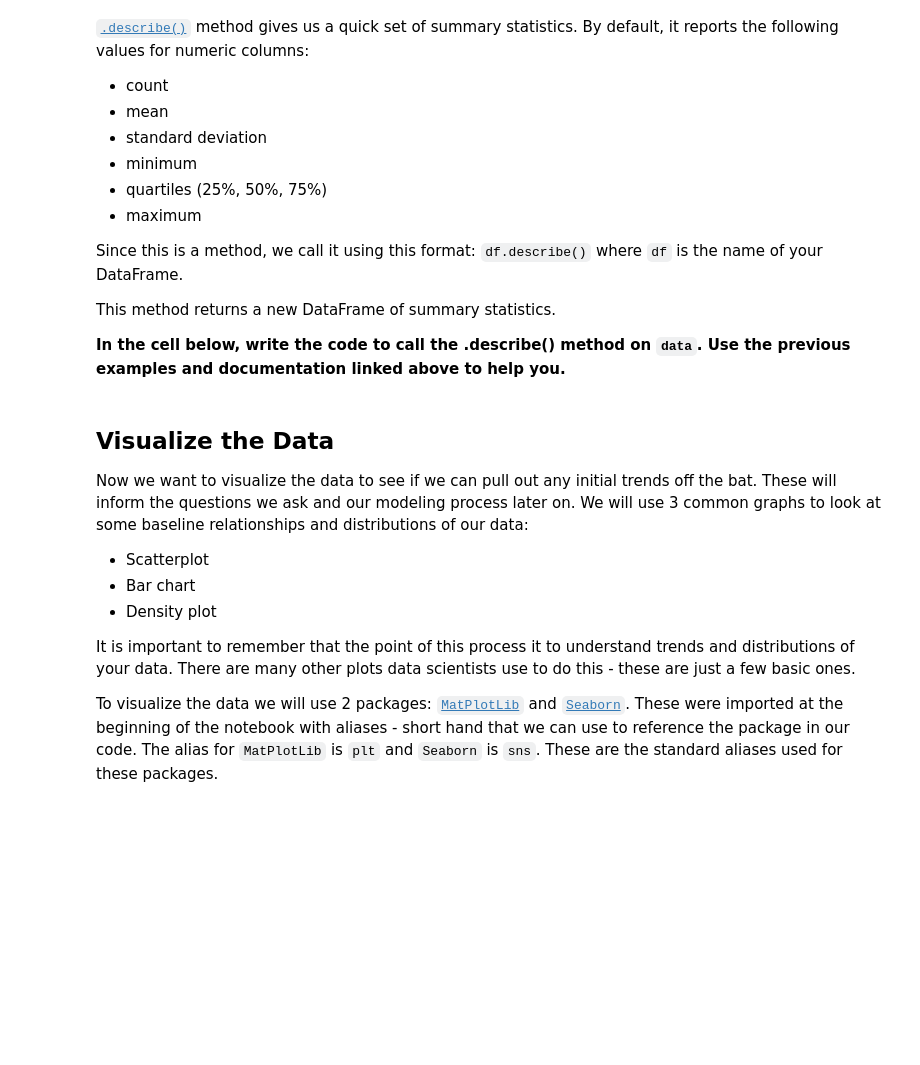
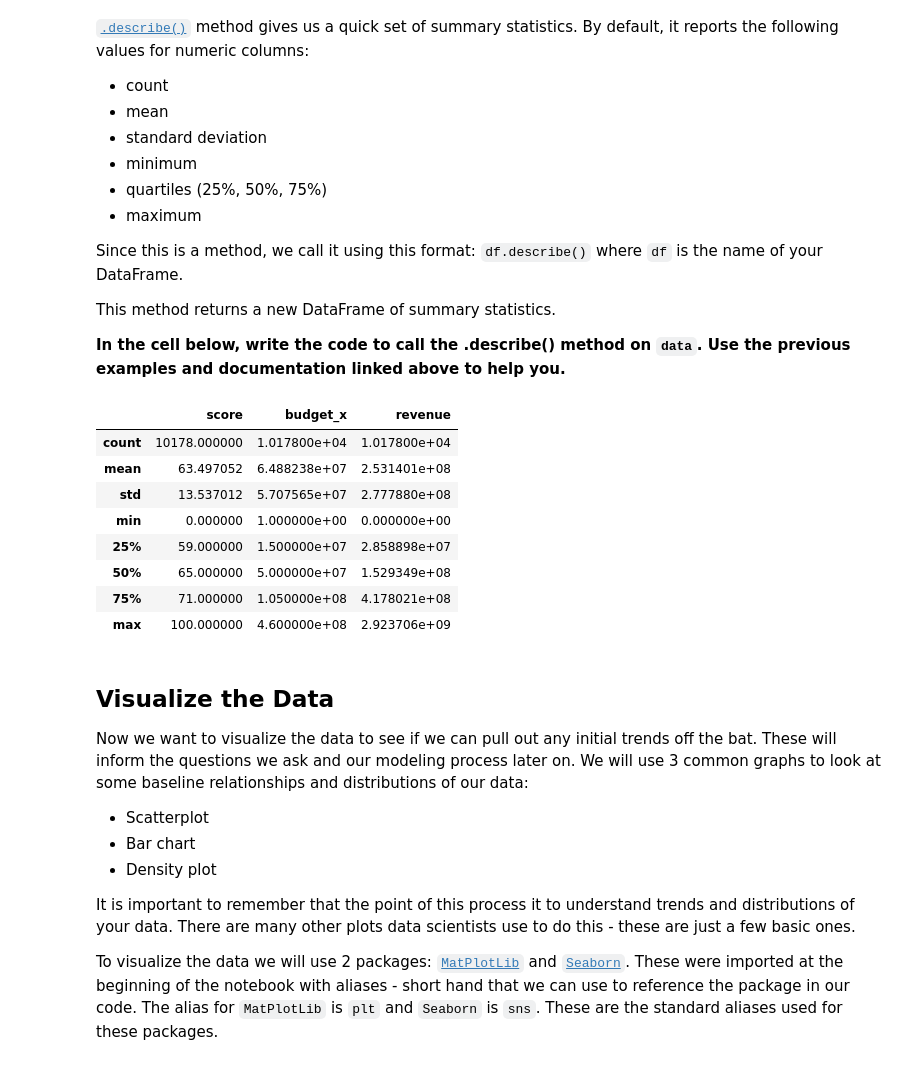
Before and after one commit to annayao0602/DS1001-LABS-Projects, a Jupyter notebook: LABS-06_Design.ipynb, the cells around one changed output. Drawn from its saved outputs; the diff is of its cells as text; code cells hidden in the pictures; blank space fills up the shorter version.

```diff
--- a/LABS-06_Design.ipynb
+++ b/LABS-06_Design.ipynb
@@ -17,4 +17,4 @@ import seaborn as sns #statistical visualization
 from scipy.stats import gaussian_kde #scientific computing
 # %%
 # Read in data
-data = pd.read_csv("imdb_movies.csv")
+data = pd.read_csv("/workspaces/DS1001-LABS-Projects/data/imdb_movies.csv")
@@ -88,6 +121,18 @@ This method returns a new DataFrame of summary statistics.
 **In the cell below, write the code to call the .describe() method on `data`. Use the previous examples and documentation linked above to help you.**
 # %%
 # ENTER YOUR CODE TO RUN .describe() HERE
+
+data.describe()
+# %% [output]
+|  | score | budget_x | revenue |
+| count | 10178.000000 | 1.017800e+04 | 1.017800e+04 |
+| mean | 63.497052 | 6.488238e+07 | 2.531401e+08 |
+| std | 13.537012 | 5.707565e+07 | 2.777880e+08 |
+| min | 0.000000 | 1.000000e+00 | 0.000000e+00 |
+| 25% | 59.000000 | 1.500000e+07 | 2.858898e+07 |
+| 50% | 65.000000 | 5.000000e+07 | 1.529349e+08 |
+| 75% | 71.000000 | 1.050000e+08 | 4.178021e+08 |
+| max | 100.000000 | 4.600000e+08 | 2.923706e+09 |
 # %% [markdown]
 ## Visualize the Data
 
```
Also changed, not shown: parts of 8 cells of this notebook, 7 other files.
